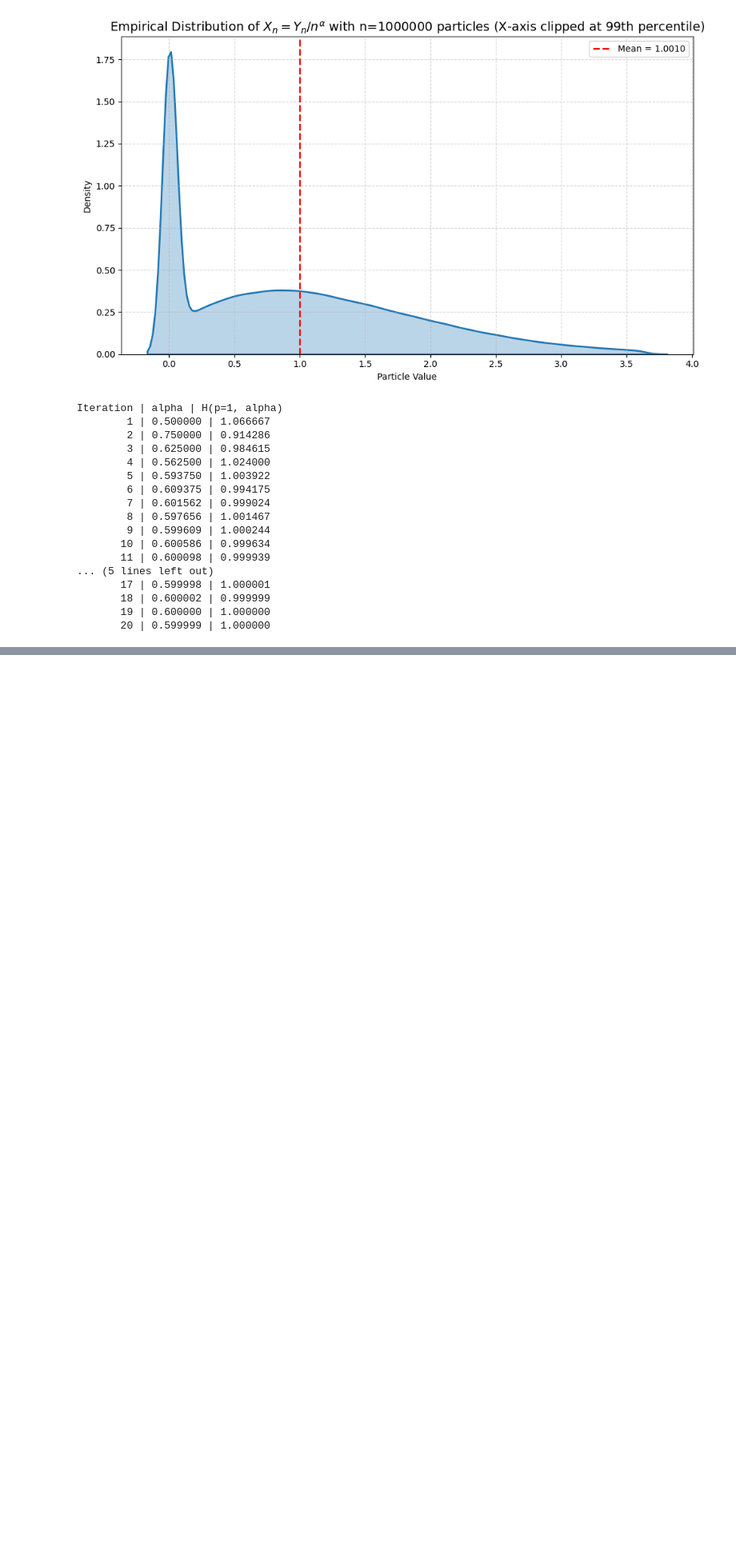
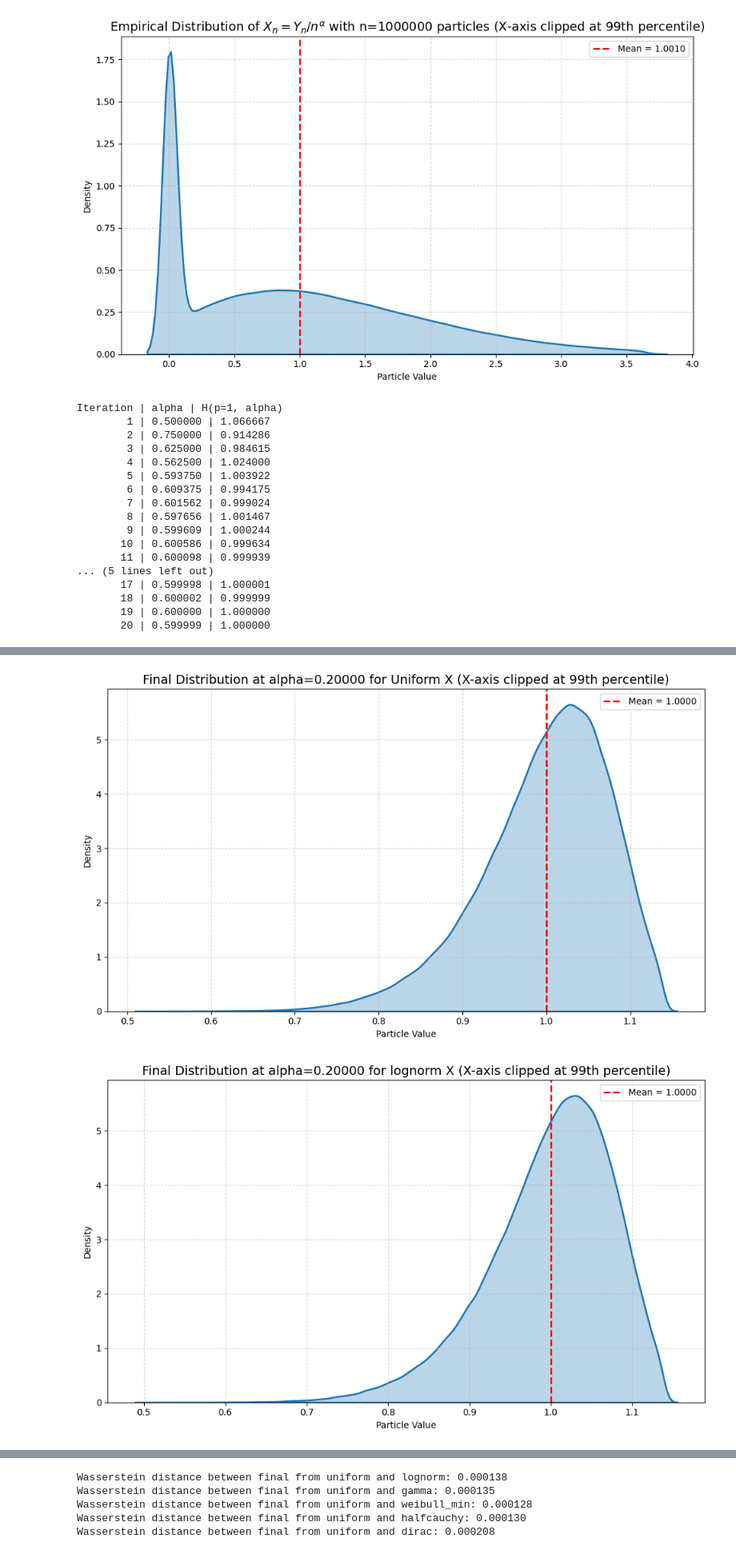
Before and after one commit to mintcd/m2-bezout, a Jupyter notebook: internship/src/notebooks/fixed_point.ipynb, the cells around one changed output, grey strips where cells are left out. Shown at 80% size. Saved outputs shown, nothing was run; the diff lists cells and outputs as text; code cells hidden in the pictures; blank space fills up the shorter version.

```diff
--- a/internship/src/notebooks/fixed_point.ipynb
+++ b/internship/src/notebooks/fixed_point.ipynb
@@ -635,0 +665,13 @@ Iteration | alpha | H(p=1, alpha)
+# %%
+generator = MeanOneGenerator(size=1000000)
+alpha = 1
+
+X = generator.generate_custom_shape('uniform')[0]
+
+for i in range(300):
+  X = apply_T(X, alpha, times=1, type="sum")
+  if (i + 1) % 10 == 0:
+    print(f"After iteration {i+1}: Variance = {np.var(X)}")
+
+# plot_distribution(X, title=f"Final Distribution at alpha={alpha:.5f} for uniform X", clip_percentile=99)
+# plot_distribution(apply_T(X, alpha, times=1, type="sum"), title=f"Distribution of T_alpha(X)", clip_percentile=99)
@@ -635,0 +702,21 @@ Iteration | alpha | H(p=1, alpha)
+# %%
+generator = MeanOneGenerator(size=500000)
+alpha = 0.2
+
+finals = {}
+
+for shape in ["uniform", "lognorm", "gamma", "weibull_min", "halfcauchy", "dirac"]:
+    X_init, name, params = generator.generate_custom_shape(shape)
+    # plot_distribution(X_init, title=f"Initial {name} Shape", clip_percentile=99)
+
+    X = apply_S(X_init, alpha, times=30)
+    plot_distribution(X, title=f"Final Distribution at alpha={alpha:.5f} for {name} X", clip_percentile=99)
+    finals[shape] = X
+
+for shape, X in finals.items():
+    if shape != "uniform":
+        dist = wasserstein(finals["uniform"], X)
+        print(f"Wasserstein distance between final from uniform and {shape}: {dist:.6f}")
+# %% [output]
+[figure, added]
+[figure, added]
@@ -635,0 +727,5 @@ Iteration | alpha | H(p=1, alpha)
+Wasserstein distance between final from uniform and lognorm: 0.000138
+Wasserstein distance between final from uniform and gamma: 0.000135
+Wasserstein distance between final from uniform and weibull_min: 0.000128
+Wasserstein distance between final from uniform and halfcauchy: 0.000130
+Wasserstein distance between final from uniform and dirac: 0.000208
```
Also changed, not shown: parts of 20 cells of this notebook, 16 other files.
